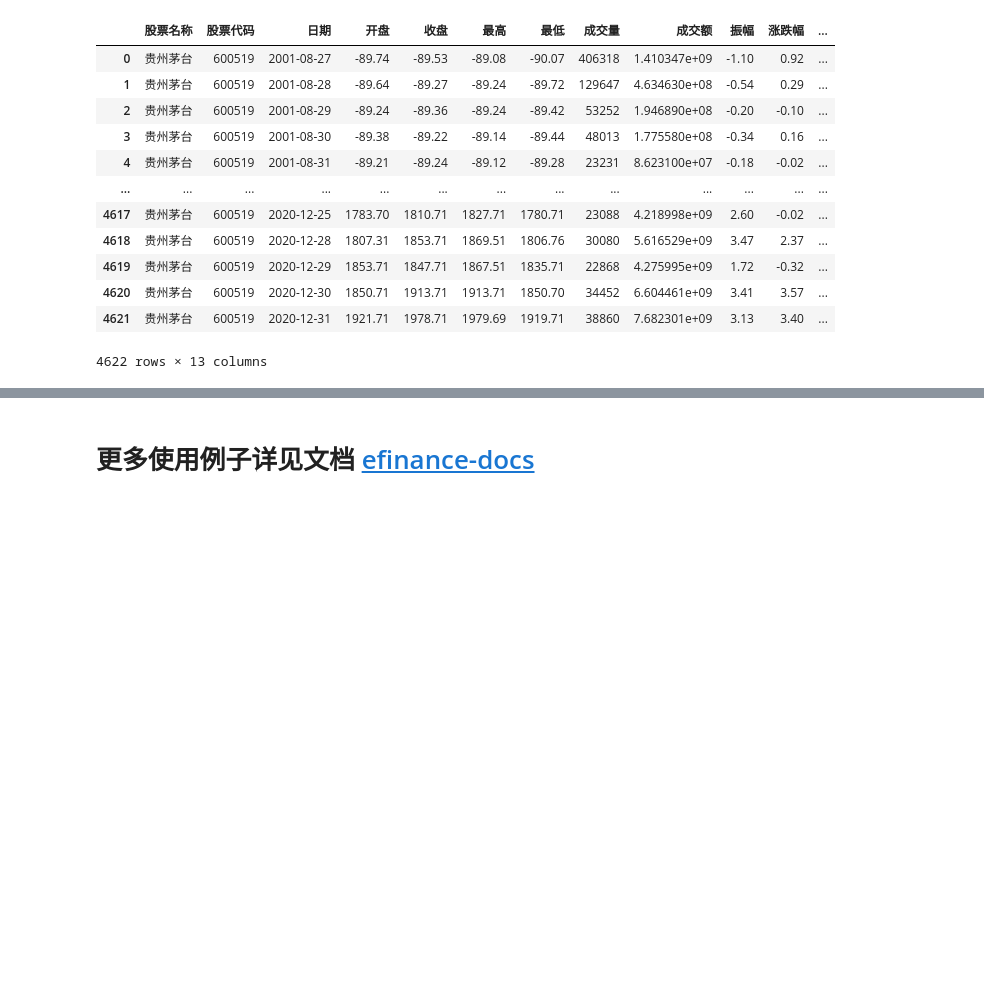
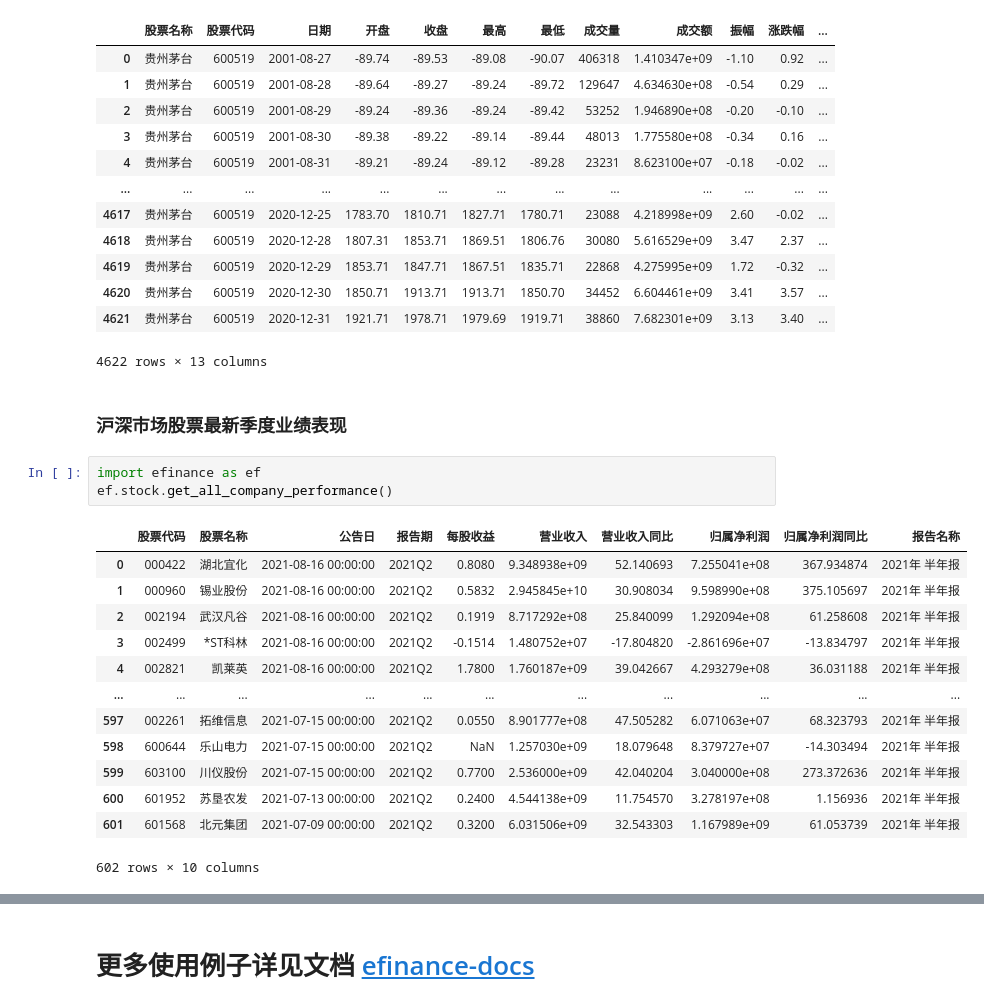
Before and after one commit to Micro-sheep/efinance, a Jupyter notebook: examples/stock.ipynb, the cells around one changed output, grey strips where cells are left out. Saved outputs shown, nothing was run; the diff lists cells and outputs as text; blank space fills up the shorter version.

```diff
--- a/examples/stock.ipynb
+++ b/examples/stock.ipynb
@@ -108,3 +108,22 @@ df_items[stock_codes[0]] # 查看第一支股票的的 k 线数据
 | 4620 | 贵州茅台 | 600519 | 2020-12-30 | 1850.71 | 1913.71 | 1913.71 | 1850.70 | 34452 | 6.604461e+09 | 3.41 | 3.57 | ... |
 | 4621 | 贵州茅台 | 600519 | 2020-12-31 | 1921.71 | 1978.71 | 1979.69 | 1919.71 | 38860 | 7.682301e+09 | 3.13 | 3.40 | ... |
 4622 rows × 13 columns
+# %% [markdown]
+### 沪深市场股票最新季度业绩表现
+# %%
+import efinance as ef
+ef.stock.get_all_company_performance()
+# %% [output]
+|  | 股票代码 | 股票名称 | 公告日 | 报告期 | 每股收益 | 营业收入 | 营业收入同比 | 归属净利润 | 归属净利润同比 | 报告名称 |
+| 0 | 000422 | 湖北宜化 | 2021-08-16 00:00:00 | 2021Q2 | 0.8080 | 9.348938e+09 | 52.140693 | 7.255041e+08 | 367.934874 | 2021年 半年报 |
+| 1 | 000960 | 锡业股份 | 2021-08-16 00:00:00 | 2021Q2 | 0.5832 | 2.945845e+10 | 30.908034 | 9.598990e+08 | 375.105697 | 2021年 半年报 |
+| 2 | 002194 | 武汉凡谷 | 2021-08-16 00:00:00 | 2021Q2 | 0.1919 | 8.717292e+08 | 25.840099 | 1.292094e+08 | 61.258608 | 2021年 半年报 |
+| 3 | 002499 | *ST科林 | 2021-08-16 00:00:00 | 2021Q2 | -0.1514 | 1.480752e+07 | -17.804820 | -2.861696e+07 | -13.834797 | 2021年 半年报 |
+| 4 | 002821 | 凯莱英 | 2021-08-16 00:00:00 | 2021Q2 | 1.7800 | 1.760187e+09 | 39.042667 | 4.293279e+08 | 36.031188 | 2021年 半年报 |
+| ... | ... | ... | ... | ... | ... | ... | ... | ... | ... | ... |
+| 597 | 002261 | 拓维信息 | 2021-07-15 00:00:00 | 2021Q2 | 0.0550 | 8.901777e+08 | 47.505282 | 6.071063e+07 | 68.323793 | 2021年 半年报 |
+| 598 | 600644 | 乐山电力 | 2021-07-15 00:00:00 | 2021Q2 | NaN | 1.257030e+09 | 18.079648 | 8.379727e+07 | -14.303494 | 2021年 半年报 |
+| 599 | 603100 | 川仪股份 | 2021-07-15 00:00:00 | 2021Q2 | 0.7700 | 2.536000e+09 | 42.040204 | 3.040000e+08 | 273.372636 | 2021年 半年报 |
+| 600 | 601952 | 苏垦农发 | 2021-07-13 00:00:00 | 2021Q2 | 0.2400 | 4.544138e+09 | 11.754570 | 3.278197e+08 | 1.156936 | 2021年 半年报 |
+| 601 | 601568 | 北元集团 | 2021-07-09 00:00:00 | 2021Q2 | 0.3200 | 6.031506e+09 | 32.543303 | 1.167989e+09 | 61.053739 | 2021年 半年报 |
+602 rows × 10 columns
```
Also changed, not shown: parts of 9 cells of this notebook, 17 other files.
